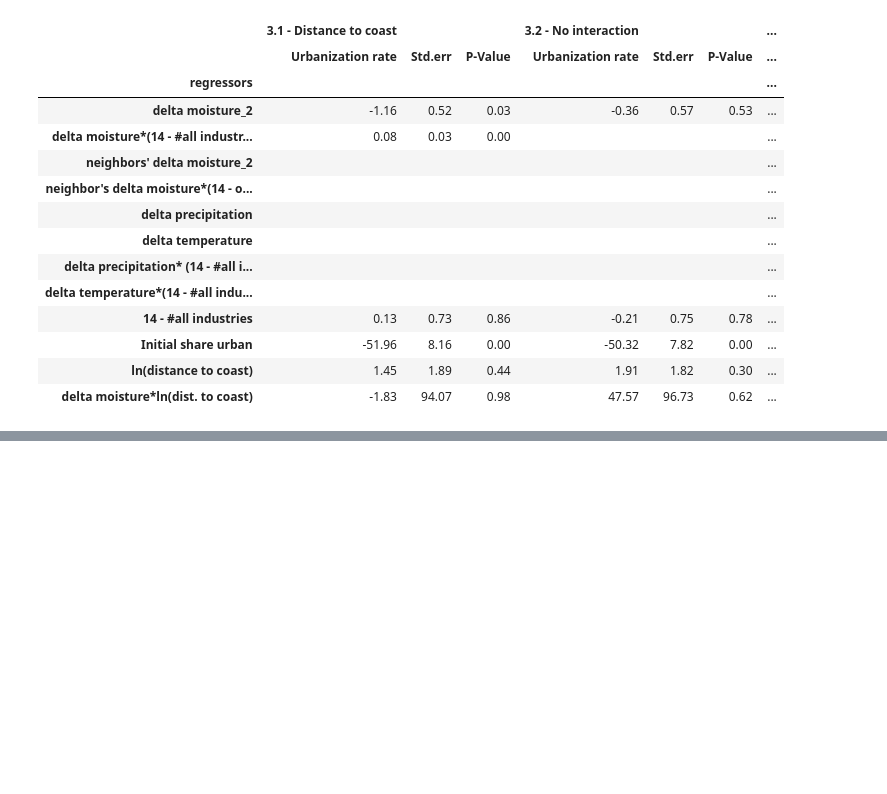
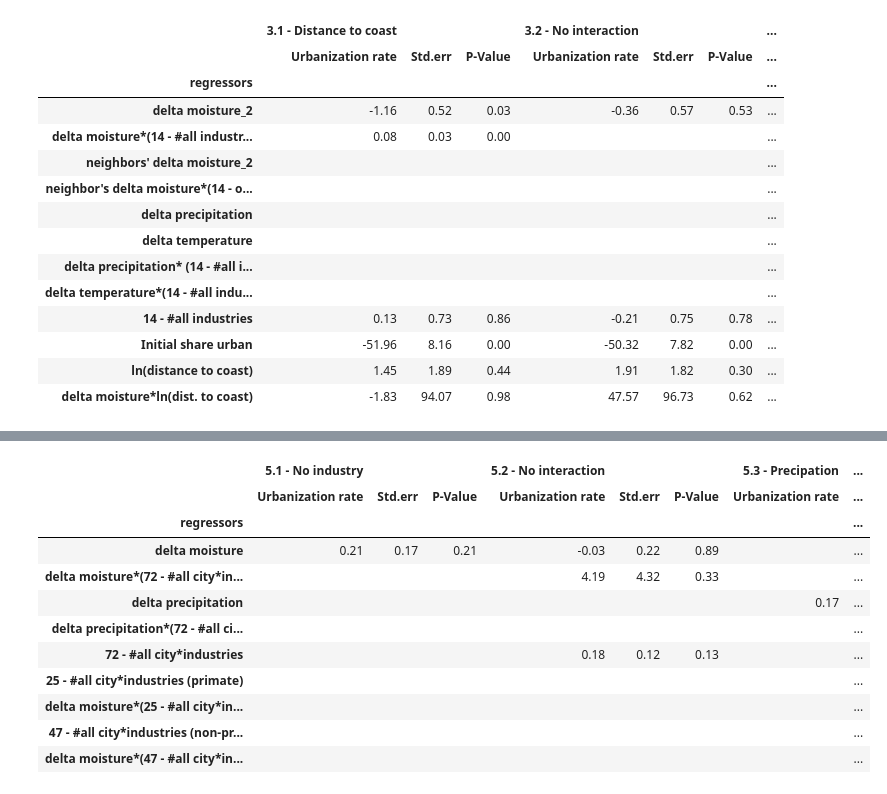
Before and after one commit to pcschreiber1/Henderson_2017_Replication, a Jupyter notebook: Replication notebook.ipynb, the cells around one changed output, grey strips where cells are left out. Drawn from its saved outputs; the diff is of its cells as text; code cells hidden in the pictures; blank space fills up the shorter version.

```diff
--- a/Replication notebook.ipynb
+++ b/Replication notebook.ipynb
@@ -81,6 +81,8 @@ In contrast, high quality **climate data** is much more readily available at the
 
 Sub-national **data on industrialization** is scarce in many census reports - before 1985 this is even true for national level indicators. Henderson et al. draw on the *Oxford Regional Economic Atlas, Africa* (Ady, 1965) which maps all industries by type and city location, based on an in-depth analysis from a variety of sources from the late 1950s and early 1960s. From the total 26 industries the authors exclude 10 agricultural processing industries (e.g. brewing, milling) and use the count of different industries as the industrialization indicator. Comparing this index to 2000 IPSUM data on manufacturing, the 1960 industry count still functions as a good proxy. The full 26 industries are used in most robustness checks. Since the value is not updated, it can be interpreted as the likelihood of having industry at time $t$.
 # %%
+districts, coast = get_shapefile()
+_, citydata = get_spatialdata()
 map_data_section(districts, coast, citydata)
 # %% [output]
 [figure]
@@ -215,0 +226,56 @@ get_table_regiondata(regressors, specification, regiondata)
+# %%
+# ----------------------------------------------------------
+# ----------------   Table 5   -----------------------------
+# ----------------------------------------------------------
+countrydata = pd.read_stata("data/countrydata.dta")
+# specifying order of display
+regressors = ["ADsm0_2moistu",
+              "sum_agH_ADmoistu",
+              "ADsm0_2preu",
+              "sum_agH_ADpreu",
+              "sum_agH",
+              "sum_agH_primwide",
+              "sum_agH_primwide_ADmoistu",
+              "sum_agH_nonprimwide",
+              "sum_agH_nonprimwide_ADmoistu"]
+
+specification = {"5.1 - No industry":
+                      ["ADsm0_2moistu"],
+                 "5.2 - No interaction":
+                      ["ADsm0_2moistu",
+                       "sum_agH_ADmoistu",
+                       "sum_agH"],
+                 "5.3 - Precipation":
+                      ["ADsm0_2preu"],
+                 "5.4 - Precipitation with Industry":
+                      ["ADsm0_2preu",
+                       "sum_agH",
+                       "sum_agH_ADpreu"],
+                 "5.5 - Growth of captial city":
+                      ["ADsm0_2moistu",
+                       "sum_agH_primwide",
+                       "sum_agH_primwide_ADmoistu",
+                       "sum_agH_nonprimwide",
+                       "sum_agH_nonprimwide_ADmoistu"]}
+
+
+#convert selected variables to permille
+permille_vars = [_ for _ in regressors if _ not in (
+                                            "ADsm0_2moistu","ADsm0_2preu"
+                                                    )]
+countrydata.loc[:, permille_vars] = countrydata.loc[:, permille_vars] /1000
+
+get_table_countrydata(regressors, specification, countrydata)
+# %% [output]
+|  | 5.1 - No industry |  |  | 5.2 - No interaction |  |  | 5.3 - Precipation | ... |
+|  | Urbanization rate | Std.err | P-Value | Urbanization rate | Std.err | P-Value | Urbanization rate | ... |
+| regressors |  |  |  |  |  |  |  | ... |
+| delta moisture | 0.21 | 0.17 | 0.21 | -0.03 | 0.22 | 0.89 |  | ... |
+| delta moisture*(72 - #all city*in... |  |  |  | 4.19 | 4.32 | 0.33 |  | ... |
+| delta precipitation |  |  |  |  |  |  | 0.17 | ... |
+| delta precipitation*(72 - #all ci... |  |  |  |  |  |  |  | ... |
+| 72 - #all city*industries |  |  |  | 0.18 | 0.12 | 0.13 |  | ... |
+| 25 - #all city*industries (primate) |  |  |  |  |  |  |  | ... |
+| delta moisture*(25 - #all city*in... |  |  |  |  |  |  |  | ... |
+| 47 - #all city*industries (non-pr... |  |  |  |  |  |  |  | ... |
+| delta moisture*(47 - #all city*in... |  |  |  |  |  |  |  | ... |
```
Also changed, not shown: parts of 2 cells of this notebook, 4 other files.
